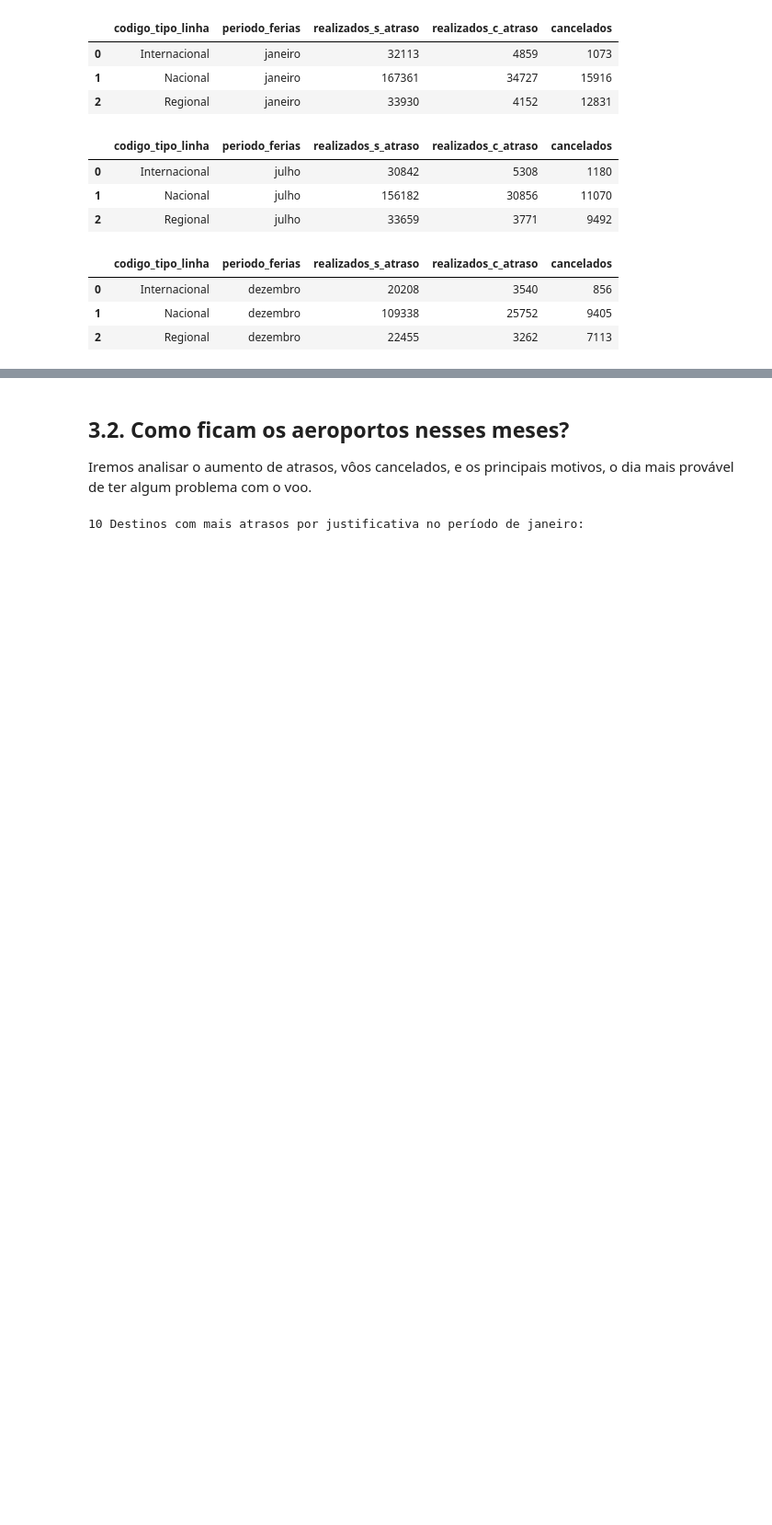
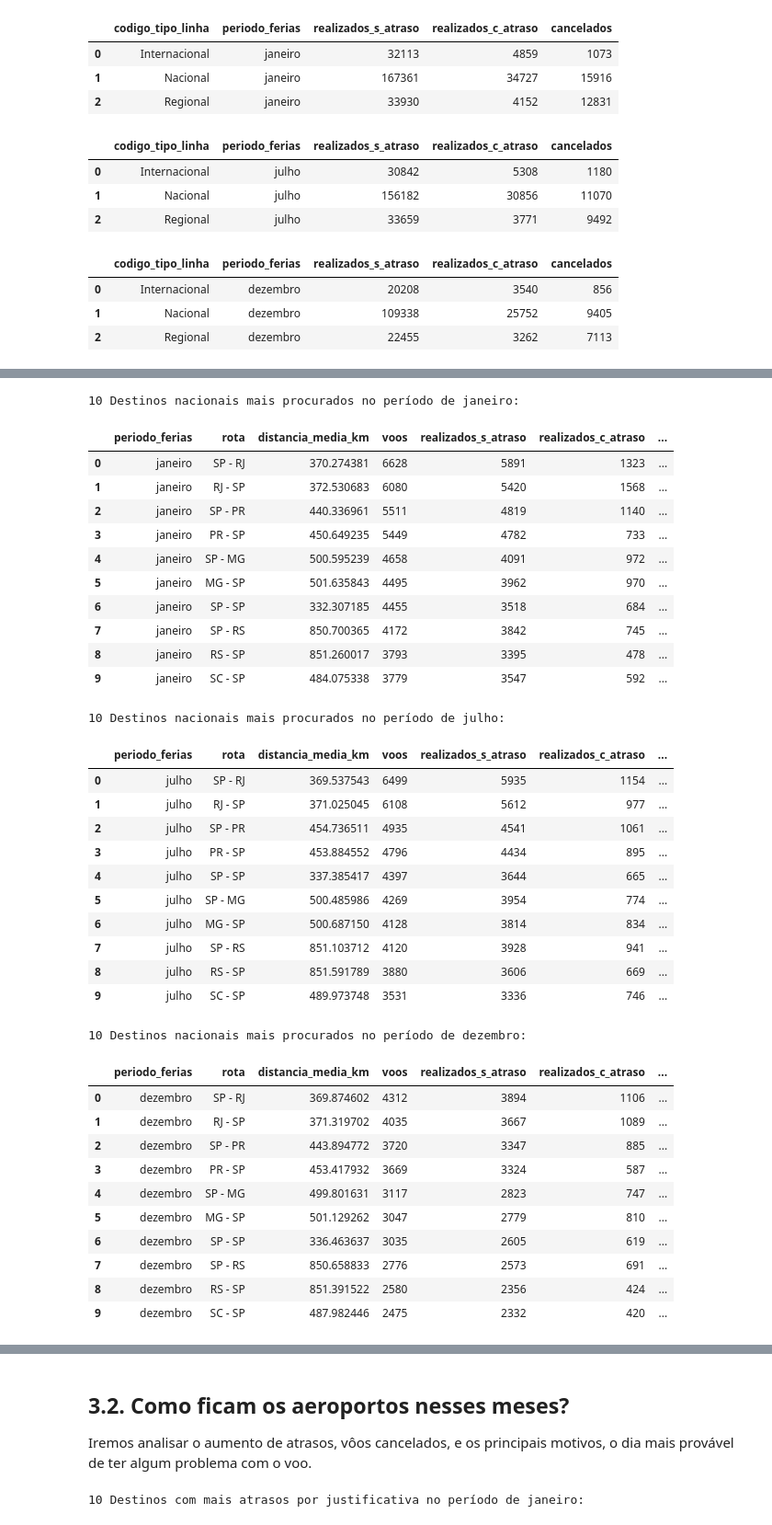
Before and after one commit to rderoncio/a3_bigdata_analisedados, a Jupyter notebook: A3/anac_análise_exploratória.ipynb, the cells around one changed output, grey strips where cells are left out. Shown at 92% size. Saved outputs shown, nothing was run; the diff lists cells and outputs as text; code cells hidden in the pictures; blank space fills up the shorter version.

```diff
--- a/A3/anac_análise_exploratória.ipynb
+++ b/A3/anac_análise_exploratória.ipynb
@@ -366,0 +379,54 @@ for periodo in AnacVoos.periodo_ferias_distinct:
+# %%
+#Dataframe
+nacionais = voos_ferias[voos_ferias['codigo_tipo_linha'] == 'Nacional'] \
+    .groupby(['periodo_ferias', 'rota']) \
+    .agg(
+        distancia_media_km=('distancia_km', 'mean'),
+        voos=('distancia_km', 'size'),
+        realizados_s_atraso=('situacao_voo', lambda x: (x == 'Realizado').sum()),
+        realizados_c_atraso=('partida_atrasou', lambda x: (x == 'S').sum()),
+        cancelados=('situacao_voo', lambda x: (x == 'Cancelado').sum()),
+        ) \
+    .reset_index().sort_values(by=['voos', 'distancia_media_km'], ascending=[False, True])
+
+for periodo in AnacVoos.periodo_ferias_distinct:
+    print(f"10 Destinos nacionais mais procurados no período de {periodo}:")
+    display(nacionais.query("periodo_ferias == @periodo").nlargest(10, 'voos').reset_index(drop=True))
+    print()
+# %% [output]
+10 Destinos nacionais mais procurados no período de janeiro:
+|  | periodo_ferias | rota | distancia_media_km | voos | realizados_s_atraso | realizados_c_atraso | ... |
+| 0 | janeiro | SP - RJ | 370.274381 | 6628 | 5891 | 1323 | ... |
+| 1 | janeiro | RJ - SP | 372.530683 | 6080 | 5420 | 1568 | ... |
+| 2 | janeiro | SP - PR | 440.336961 | 5511 | 4819 | 1140 | ... |
+| 3 | janeiro | PR - SP | 450.649235 | 5449 | 4782 | 733 | ... |
+| 4 | janeiro | SP - MG | 500.595239 | 4658 | 4091 | 972 | ... |
+| 5 | janeiro | MG - SP | 501.635843 | 4495 | 3962 | 970 | ... |
+| 6 | janeiro | SP - SP | 332.307185 | 4455 | 3518 | 684 | ... |
+| 7 | janeiro | SP - RS | 850.700365 | 4172 | 3842 | 745 | ... |
+| 8 | janeiro | RS - SP | 851.260017 | 3793 | 3395 | 478 | ... |
+| 9 | janeiro | SC - SP | 484.075338 | 3779 | 3547 | 592 | ... |
+10 Destinos nacionais mais procurados no período de julho:
+|  | periodo_ferias | rota | distancia_media_km | voos | realizados_s_atraso | realizados_c_atraso | ... |
+| 0 | julho | SP - RJ | 369.537543 | 6499 | 5935 | 1154 | ... |
+| 1 | julho | RJ - SP | 371.025045 | 6108 | 5612 | 977 | ... |
+| 2 | julho | SP - PR | 454.736511 | 4935 | 4541 | 1061 | ... |
+| 3 | julho | PR - SP | 453.884552 | 4796 | 4434 | 895 | ... |
+| 4 | julho | SP - SP | 337.385417 | 4397 | 3644 | 665 | ... |
+| 5 | julho | SP - MG | 500.485986 | 4269 | 3954 | 774 | ... |
+| 6 | julho | MG - SP | 500.687150 | 4128 | 3814 | 834 | ... |
+| 7 | julho | SP - RS | 851.103712 | 4120 | 3928 | 941 | ... |
+| 8 | julho | RS - SP | 851.591789 | 3880 | 3606 | 669 | ... |
+| 9 | julho | SC - SP | 489.973748 | 3531 | 3336 | 746 | ... |
+10 Destinos nacionais mais procurados no período de dezembro:
+|  | periodo_ferias | rota | distancia_media_km | voos | realizados_s_atraso | realizados_c_atraso | ... |
+| 0 | dezembro | SP - RJ | 369.874602 | 4312 | 3894 | 1106 | ... |
+| 1 | dezembro | RJ - SP | 371.319702 | 4035 | 3667 | 1089 | ... |
+| 2 | dezembro | SP - PR | 443.894772 | 3720 | 3347 | 885 | ... |
+| 3 | dezembro | PR - SP | 453.417932 | 3669 | 3324 | 587 | ... |
+| 4 | dezembro | SP - MG | 499.801631 | 3117 | 2823 | 747 | ... |
+| 5 | dezembro | MG - SP | 501.129262 | 3047 | 2779 | 810 | ... |
+| 6 | dezembro | SP - SP | 336.463637 | 3035 | 2605 | 619 | ... |
+| 7 | dezembro | SP - RS | 850.658833 | 2776 | 2573 | 691 | ... |
+| 8 | dezembro | RS - SP | 851.391522 | 2580 | 2356 | 424 | ... |
+| 9 | dezembro | SC - SP | 487.982446 | 2475 | 2332 | 420 | ... |
```
Also changed, not shown: parts of 9 cells of this notebook, 1 other file.
